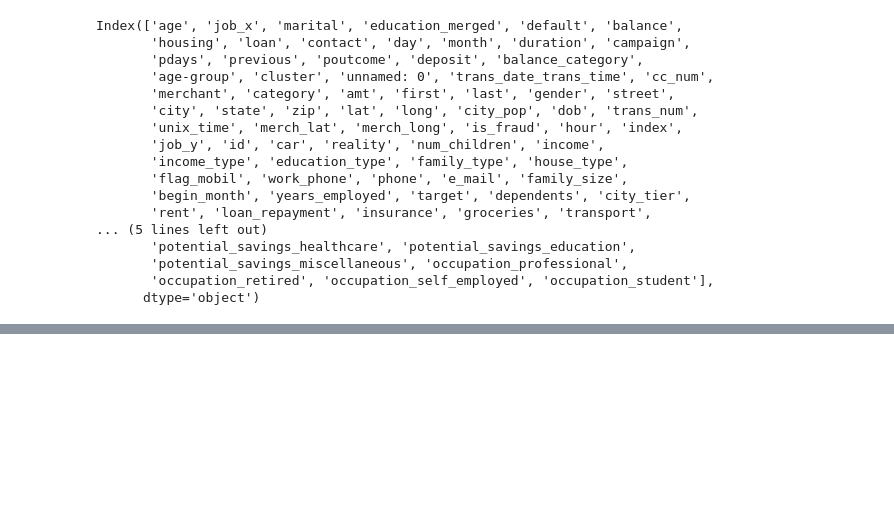
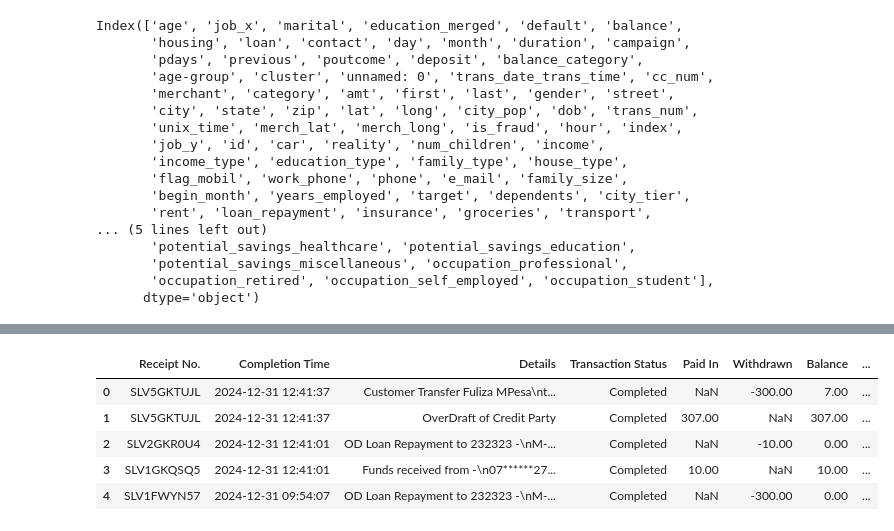
Before and after one commit to victormuuo07/PennyPal-System, a Jupyter notebook: pennypal-system.ipynb, the cells around one changed output, grey strips where cells are left out. Drawn from its saved outputs; the diff is of its cells as text; code cells hidden in the pictures; blank space fills up the shorter version.

```diff
--- a/pennypal-system.ipynb
+++ b/pennypal-system.ipynb
@@ -2261,0 +2932,13 @@ Index(['age', 'job_x', 'marital', 'education_merged', 'default', 'balance',
+# %%
+safaricom['Paid In'] = safaricom['Paid In'].replace(',', '').astype(float, errors='ignore')
+safaricom['Withdrawn'] = safaricom['Withdrawn'].replace(',', '').astype(float, errors='ignore')
+safaricom['Balance'] = safaricom['Balance'].replace(',', '').astype(float, errors='ignore')
+# %%
+safaricom.head()
+# %% [output]
+|  | Receipt No. | Completion Time | Details | Transaction Status | Paid In | Withdrawn | Balance | ... |
+| 0 | SLV5GKTUJL | 2024-12-31 12:41:37 | Customer Transfer Fuliza MPesa\nt... | Completed | NaN | -300.00 | 7.00 | ... |
+| 1 | SLV5GKTUJL | 2024-12-31 12:41:37 | OverDraft of Credit Party | Completed | 307.00 | NaN | 307.00 | ... |
+| 2 | SLV2GKR0U4 | 2024-12-31 12:41:01 | OD Loan Repayment to 232323 -\nM-... | Completed | NaN | -10.00 | 0.00 | ... |
+| 3 | SLV1GKQSQ5 | 2024-12-31 12:41:01 | Funds received from -\n07******27... | Completed | 10.00 | NaN | 10.00 | ... |
+| 4 | SLV1FWYN57 | 2024-12-31 09:54:07 | OD Loan Repayment to 232323 -\nM-... | Completed | NaN | -300.00 | 0.00 | ... |
```
Also changed, not shown: parts of 80 cells of this notebook.
